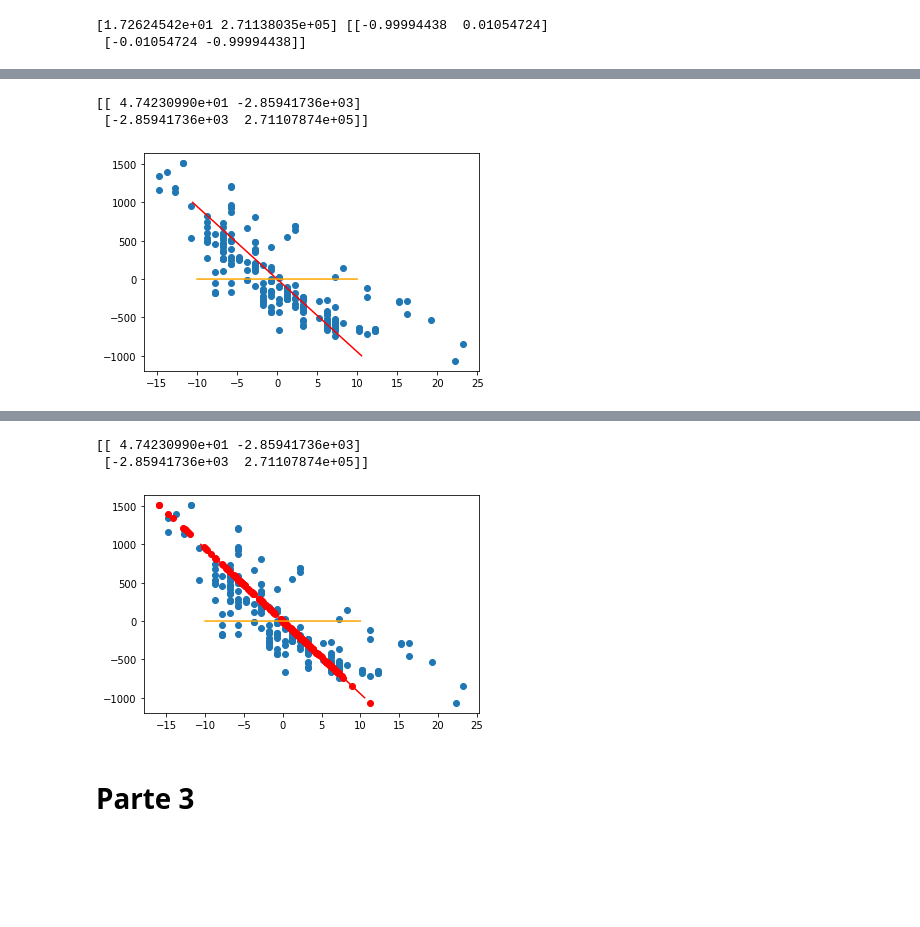
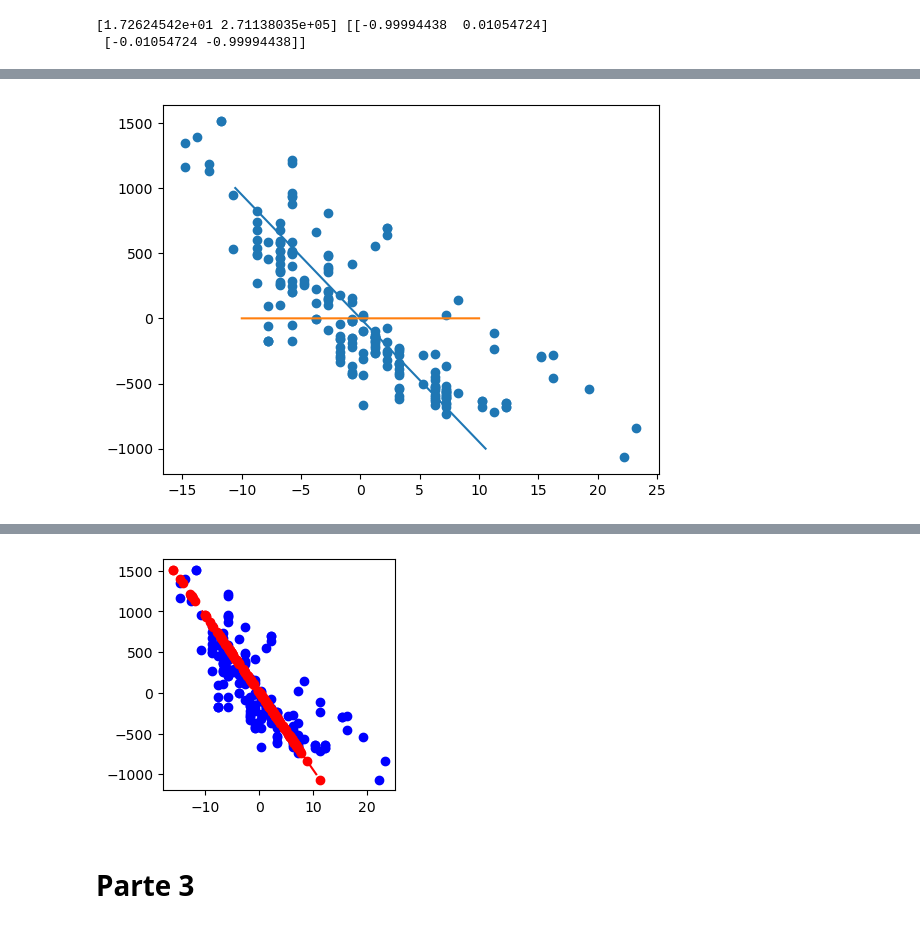
Before and after one commit to tiagoft/alglin-alunos, a Jupyter notebook: 05-autovetores_e_autovalores.ipynb, the cells around one changed output, grey strips where cells are left out. Saved outputs shown, nothing was run; the diff lists cells and outputs as text; code cells hidden in the pictures; blank space fills up the shorter version.

Commit message:
Restaurei os notebooks originais

```diff
--- a/05-autovetores_e_autovalores.ipynb
+++ b/05-autovetores_e_autovalores.ipynb
@@ -661,31 +648,33 @@ v1 = v[:,1]
 
 (c) O que a reta desenhada no ítem (b) indica sobre os seus dados?
 # %%
+import numpy as np
+import pandas as pd
+import matplotlib.pyplot as plt
+
 X = df.to_numpy()
-X = X - np.mean(X, axis=0, keepdims=True)
+X = X - np.mean(X, axis=0, keepdims=True) # Linha 2
+C = X.T @ X # Linha 3
+C /= X.shape[0]-1 # Linha
+w, v = np.linalg.eig(C)
 
-C = cov(X)
-print(C)
-
-w, v = np.linalg.eig(C)
 v0 = v[:,0]
 v1 = v[:,1]
 
 t = np.linspace(-1,1,100)
-p = [t[i]*v1 for i in range(len(t))]
+p = [t[i] * v1 for i in range(100)]
 p = np.array(p)
-p2 = [t[i]*v0 for i in range(len(t))]
+p2 = [t[i] * v0 for i in range(100)]
 p2 = np.array(p2)
+p.shape
 
 plt.figure()
 plt.scatter(X[:,0], X[:,1])
-plt.plot(1000*p[:,0],1000*p[:,1],'r')
-plt.plot(10*p2[:,0],10*p2[:,1],'ORANGE')
+plt.plot(1000*p[:,0], 1000*p[:,1])
+plt.plot(10*p2[:,0], 10*p2[:,1])
 plt.show()
 # %% [output]
-[[ 4.74230990e+01 -2.85941736e+03]
- [-2.85941736e+03  2.71107874e+05]]
-[figure, old version]
+[figure, new version]
 # %% [markdown]
 # Exercício 10
 *Objetivo: fazer uma projeção PCA como uma mudança de bases*
@@ -712,31 +701,18 @@ $$
 X = df.to_numpy()
 X = X - np.mean(X, axis=0, keepdims=True)
 y = X@np.linalg.inv(v.T)
-y = X@v
+#y = X@v
+#print(y)
+plt.figure(figsize=(3,3))
 
-C = cov(X)
-print(C)
-
-w, v = np.linalg.eig(C)
-v0 = v[:,0]
-v1 = v[:,1]
-
-t = np.linspace(-1,1,100)
-p = [t[i]*v1 for i in range(len(t))]
-p = np.array(p)
-p2 = [t[i]*v0 for i in range(len(t))]
-p2 = np.array(p2)
-
-plt.figure()
-plt.scatter(X[:,0], X[:,1])
+plt.scatter(X[:,0], X[:,1], c='b', label='Pontos originais')
 plt.scatter(y[:,1]*v[0,1], y[:,1]*v[1,1], c='r', label='Pontos projetados')
-plt.plot(1000*p[:,0],1000*p[:,1],'r')
-plt.plot(10*p2[:,0],10*p2[:,1],'ORANGE')
+plt.plot([-v1[0]*1000, v1[0]*1000], [-v1[1]*1000, v1[1]*1000], 'r')
+#plt.xlim([-50,50])
+#plt.ylim([-500,500])
 plt.show()
 # %% [output]
-[[ 4.74230990e+01 -2.85941736e+03]
- [-2.85941736e+03  2.71107874e+05]]
-[figure, old version]
+[figure, new version]
 # %% [markdown]
 # Parte 3
 # %% [markdown]
```
Also changed, not shown: parts of 40 cells of this notebook, 6 other files.
